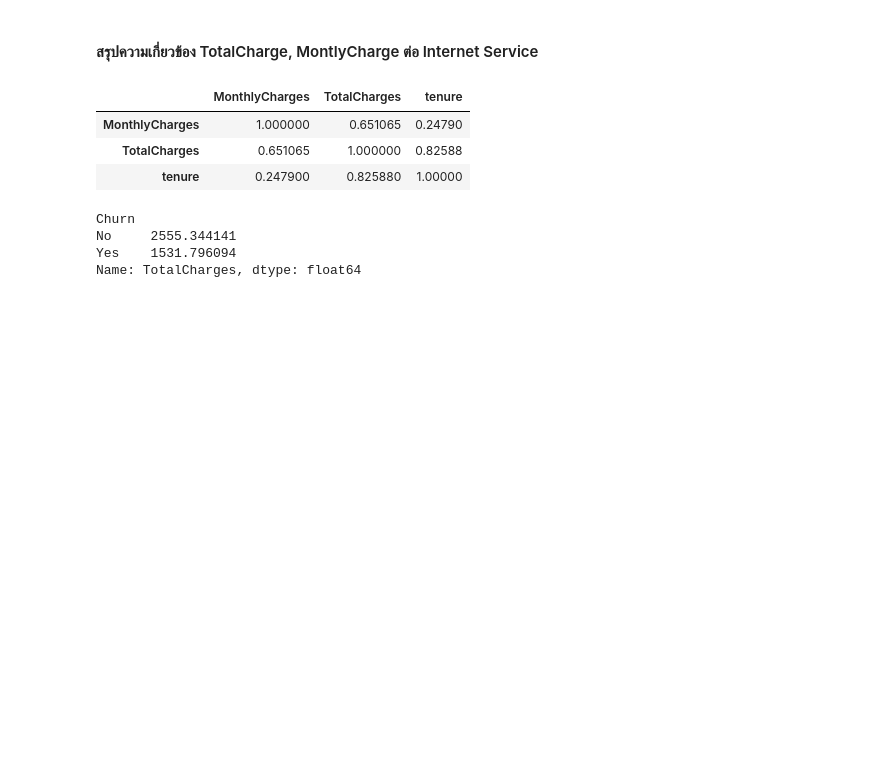
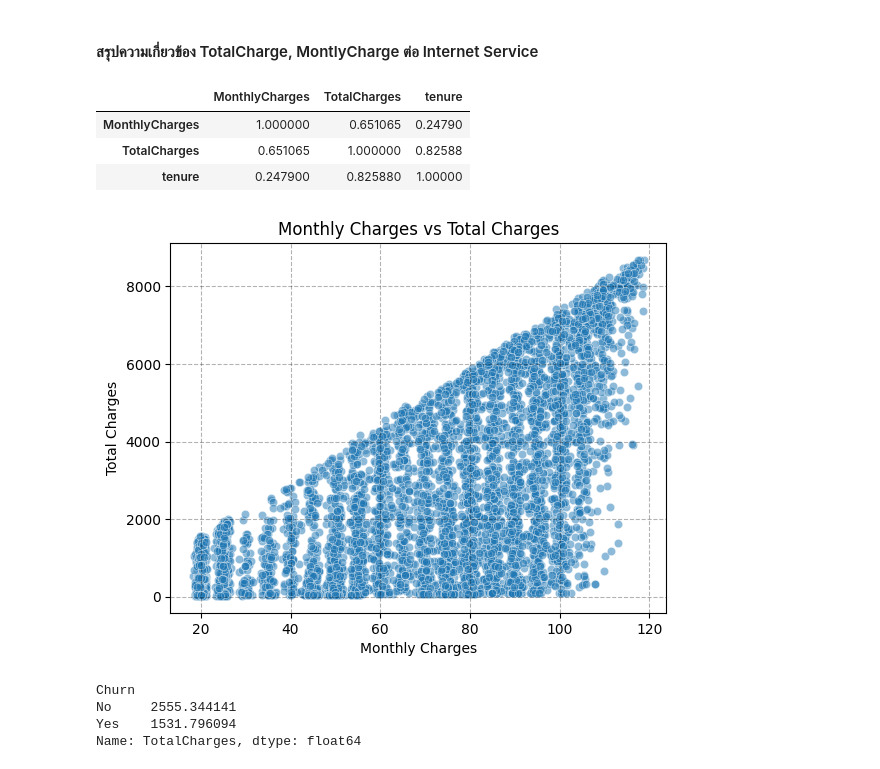
Before and after one commit to ppts2545/Telco-Customer-Churn-by-BlastChar, a Jupyter notebook: notebooks/03_exploratory_analysis/eda 1/02_eda_charges.ipynb, the cells around one changed output. Drawn from its saved outputs; the diff is of its cells as text; code cells hidden in the pictures; blank space fills up the shorter version.

Commit message:
...continue on eda1/ eda charges

```diff
--- a/notebooks/03_exploratory_analysis/eda 1/02_eda_charges.ipynb
+++ b/notebooks/03_exploratory_analysis/eda 1/02_eda_charges.ipynb
@@ -165,6 +165,15 @@ df[["MonthlyCharges", "TotalCharges", "tenure"]].corr()
 | MonthlyCharges | 1.000000 | 0.651065 | 0.24790 |
 | TotalCharges | 0.651065 | 1.000000 | 0.82588 |
 | tenure | 0.247900 | 0.825880 | 1.00000 |
+# %%
+sns.scatterplot(x=df["MonthlyCharges"], y=df["TotalCharges"], alpha=0.5)
+plt.title("Monthly Charges vs Total Charges")
+plt.xlabel("Monthly Charges")
+plt.ylabel("Total Charges")
+plt.grid(linestyle="--", alpha=0.3, color='black')
+plt.show()
+# %% [output]
+[figure, added]
 # %%
 df.groupby("Churn")["TotalCharges"].mean()
 # %% [output]
```
Also changed, not shown: parts of 1 cell of this notebook.
